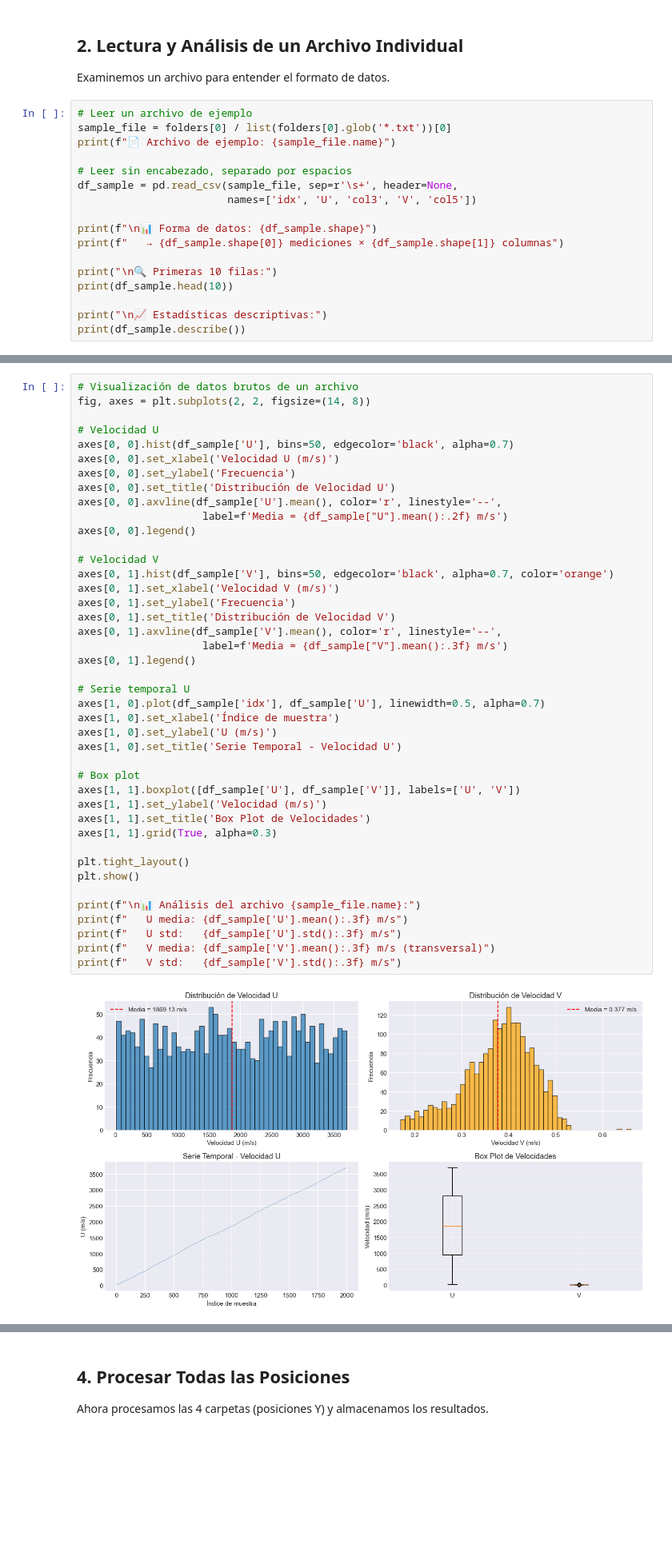
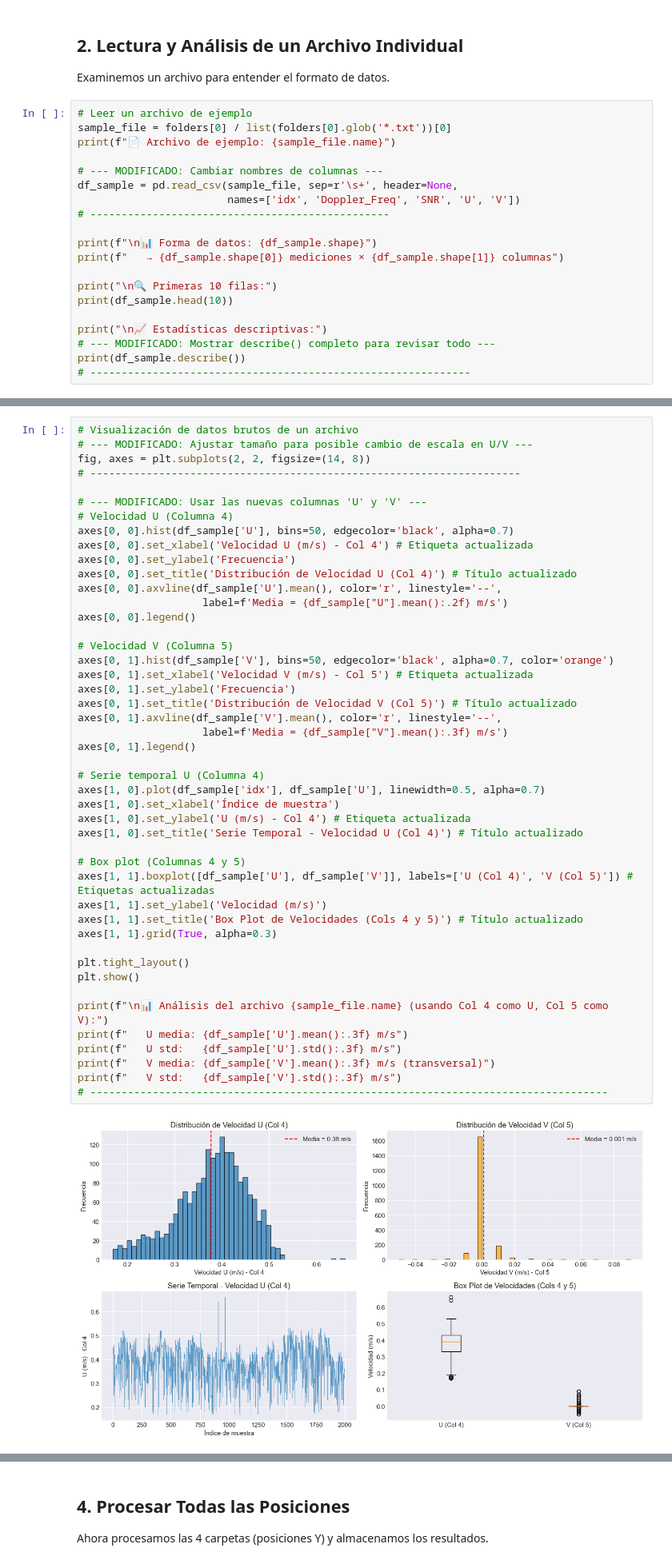
Before and after one commit to EU97/Aero-Messure, a Jupyter notebook: Practicas/P04_LDA_Perfil_Velocidad/notebooks/P04_LDA_Perfil_Velocidad.ipynb, the cells around one changed output, grey strips where cells are left out. Shown at 80% size. Drawn from its saved outputs; the diff is of its cells as text; blank space fills up the shorter version.

```diff
--- a/Practicas/P04_LDA_Perfil_Velocidad/notebooks/P04_LDA_Perfil_Velocidad.ipynb
+++ b/Practicas/P04_LDA_Perfil_Velocidad/notebooks/P04_LDA_Perfil_Velocidad.ipynb
@@ -101,9 +103,10 @@ Examinemos un archivo para entender el formato de datos.
 sample_file = folders[0] / list(folders[0].glob('*.txt'))[0]
 print(f"📄 Archivo de ejemplo: {sample_file.name}")
 
-# Leer sin encabezado, separado por espacios
+# --- MODIFICADO: Cambiar nombres de columnas ---
 df_sample = pd.read_csv(sample_file, sep=r'\s+', header=None,
-                        names=['idx', 'U', 'col3', 'V', 'col5'])
+                        names=['idx', 'Doppler_Freq', 'SNR', 'U', 'V'])
+# ------------------------------------------------
 
 print(f"\n📊 Forma de datos: {df_sample.shape}")
 print(f"   → {df_sample.shape[0]} mediciones × {df_sample.shape[1]} columnas")
@@ -112,7 +115,9 @@ print("\n🔍 Primeras 10 filas:")
 print(df_sample.head(10))
 
 print("\n📈 Estadísticas descriptivas:")
+# --- MODIFICADO: Mostrar describe() completo para revisar todo ---
 print(df_sample.describe())
+# -------------------------------------------------------------
 # %% [output]
 📄 Archivo de ejemplo: L01G00_001.txt
 
@@ -134,44 +139,48 @@ max    2000.000000  3702.057000  2013.900000     0.660000     0.090000
 # %%
 # Visualización de datos brutos de un archivo
+# --- MODIFICADO: Ajustar tamaño para posible cambio de escala en U/V ---
 fig, axes = plt.subplots(2, 2, figsize=(14, 8))
+# ---------------------------------------------------------------------
 
-# Velocidad U
+# --- MODIFICADO: Usar las nuevas columnas 'U' y 'V' ---
+# Velocidad U (Columna 4)
 axes[0, 0].hist(df_sample['U'], bins=50, edgecolor='black', alpha=0.7)
-axes[0, 0].set_xlabel('Velocidad U (m/s)')
+axes[0, 0].set_xlabel('Velocidad U (m/s) - Col 4') # Etiqueta actualizada
 axes[0, 0].set_ylabel('Frecuencia')
-axes[0, 0].set_title('Distribución de Velocidad U')
+axes[0, 0].set_title('Distribución de Velocidad U (Col 4)') # Título actualizado
 axes[0, 0].axvline(df_sample['U'].mean(), color='r', linestyle='--',
                     label=f'Media = {df_sample["U"].mean():.2f} m/s')
 axes[0, 0].legend()
 
-# Velocidad V
+# Velocidad V (Columna 5)
 axes[0, 1].hist(df_sample['V'], bins=50, edgecolor='black', alpha=0.7, color='orange')
-axes[0, 1].set_xlabel('Velocidad V (m/s)')
+axes[0, 1].set_xlabel('Velocidad V (m/s) - Col 5') # Etiqueta actualizada
 axes[0, 1].set_ylabel('Frecuencia')
-axes[0, 1].set_title('Distribución de Velocidad V')
+axes[0, 1].set_title('Distribución de Velocidad V (Col 5)') # Título actualizado
 axes[0, 1].axvline(df_sample['V'].mean(), color='r', linestyle='--',
                     label=f'Media = {df_sample["V"].mean():.3f} m/s')
 axes[0, 1].legend()
 
-# Serie temporal U
+# Serie temporal U (Columna 4)
 axes[1, 0].plot(df_sample['idx'], df_sample['U'], linewidth=0.5, alpha=0.7)
 axes[1, 0].set_xlabel('Índice de muestra')
-axes[1, 0].set_ylabel('U (m/s)')
-axes[1, 0].set_title('Serie Temporal - Velocidad U')
+axes[1, 0].set_ylabel('U (m/s) - Col 4') # Etiqueta actualizada
+axes[1, 0].set_title('Serie Temporal - Velocidad U (Col 4)') # Título actualizado
 
-# Box plot
-axes[1, 1].boxplot([df_sample['U'], df_sample['V']], labels=['U', 'V'])
+# Box plot (Columnas 4 y 5)
+axes[1, 1].boxplot([df_sample['U'], df_sample['V']], labels=['U (Col 4)', 'V (Col 5)']) # Etiquetas actualizadas
 axes[1, 1].set_ylabel('Velocidad (m/s)')
-axes[1, 1].set_title('Box Plot de Velocidades')
+axes[1, 1].set_title('Box Plot de Velocidades (Cols 4 y 5)') # Título actualizado
 axes[1, 1].grid(True, alpha=0.3)
 
 plt.tight_layout()
 plt.show()
 
-print(f"\n📊 Análisis del archivo {sample_file.name}:")
+print(f"\n📊 Análisis del archivo {sample_file.name} (usando Col 4 como U, Col 5 como V):")
 print(f"   U media: {df_sample['U'].mean():.3f} m/s")
 print(f"   U std:   {df_sample['U'].std():.3f} m/s")
 print(f"   V media: {df_sample['V'].mean():.3f} m/s (transversal)")
 print(f"   V std:   {df_sample['V'].std():.3f} m/s")
+# -----------------------------------------------------------------------------------
 # %% [output]
-[figure, old version]
+[figure, new version]
```
Also changed, not shown: parts of 18 cells of this notebook.
